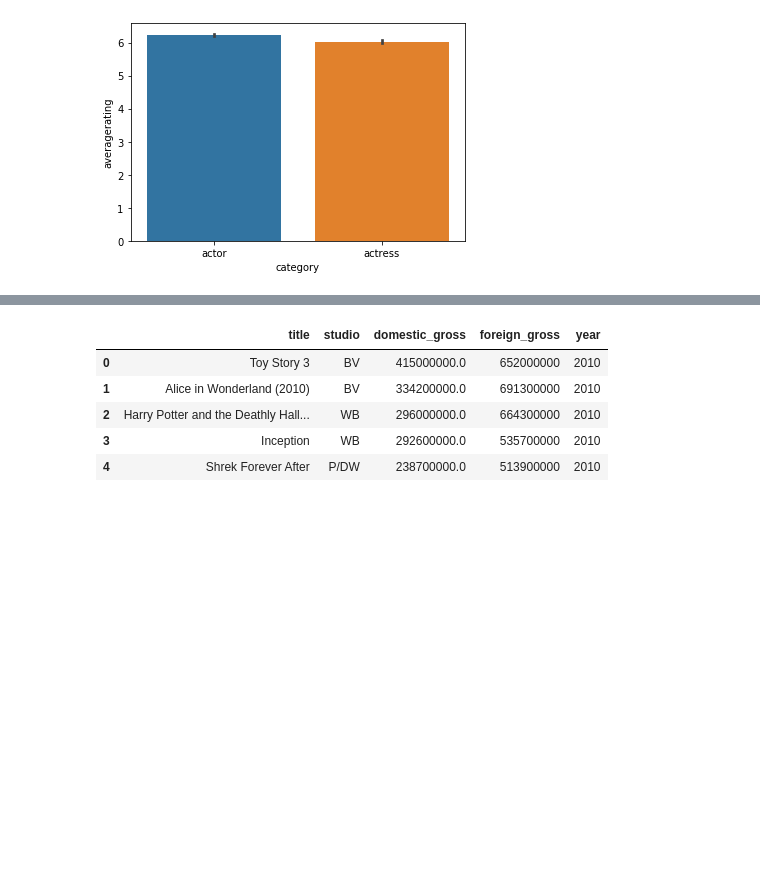
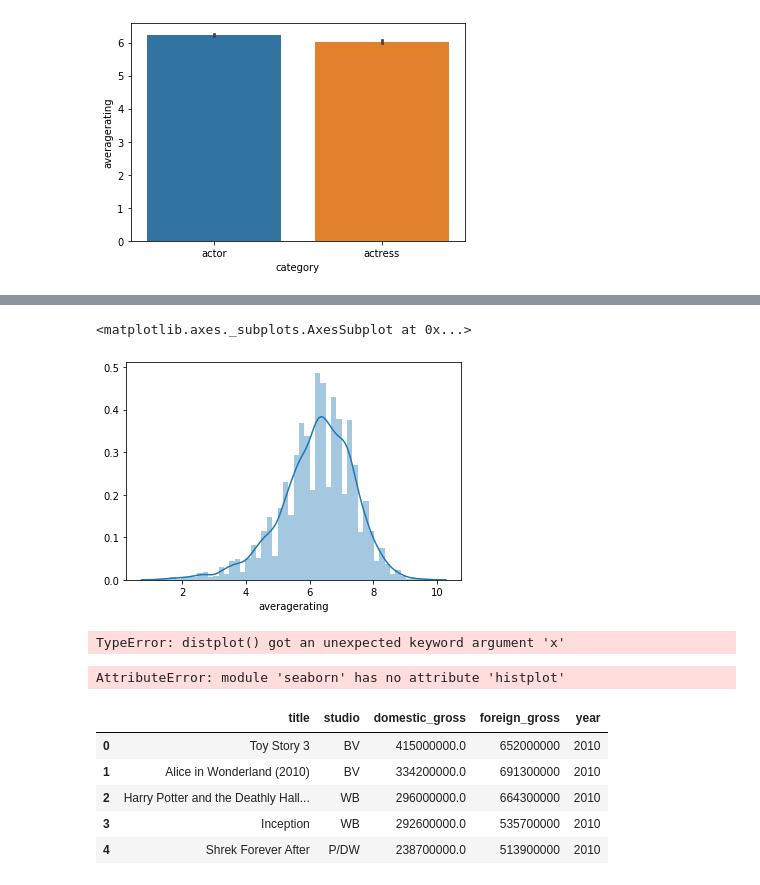
Before and after one commit to tjkim614/microsoft-movie-analysis, a Jupyter notebook: data-cleaning.ipynb, the cells around one changed output, grey strips where cells are left out. Cells and saved outputs as stored; diff of their text form; code cells hidden in the pictures; blank space fills up the shorter version.

```diff
--- a/data-cleaning.ipynb
+++ b/data-cleaning.ipynb
@@ -190,3 +257,16 @@ sns.barplot(j1.category, j1.averagerating)
+# %%
+sns.distplot(j3.averagerating)
+# %% [output]
+<matplotlib.axes._subplots.AxesSubplot at 0x...>
+[figure, added]
+# %%
+sns.distplot(j1.averagerating, x='averagerating', multiple='dodge')
+# %% [output]
+TypeError: distplot() got an unexpected keyword argument 'x'
+# %%
+sns.histplot(j1.averagerating)
+# %% [output]
+AttributeError: module 'seaborn' has no attribute 'histplot'
 # %%
 df7.head()
 # %% [output]
```
Also changed, not shown: parts of 10 cells of this notebook.
